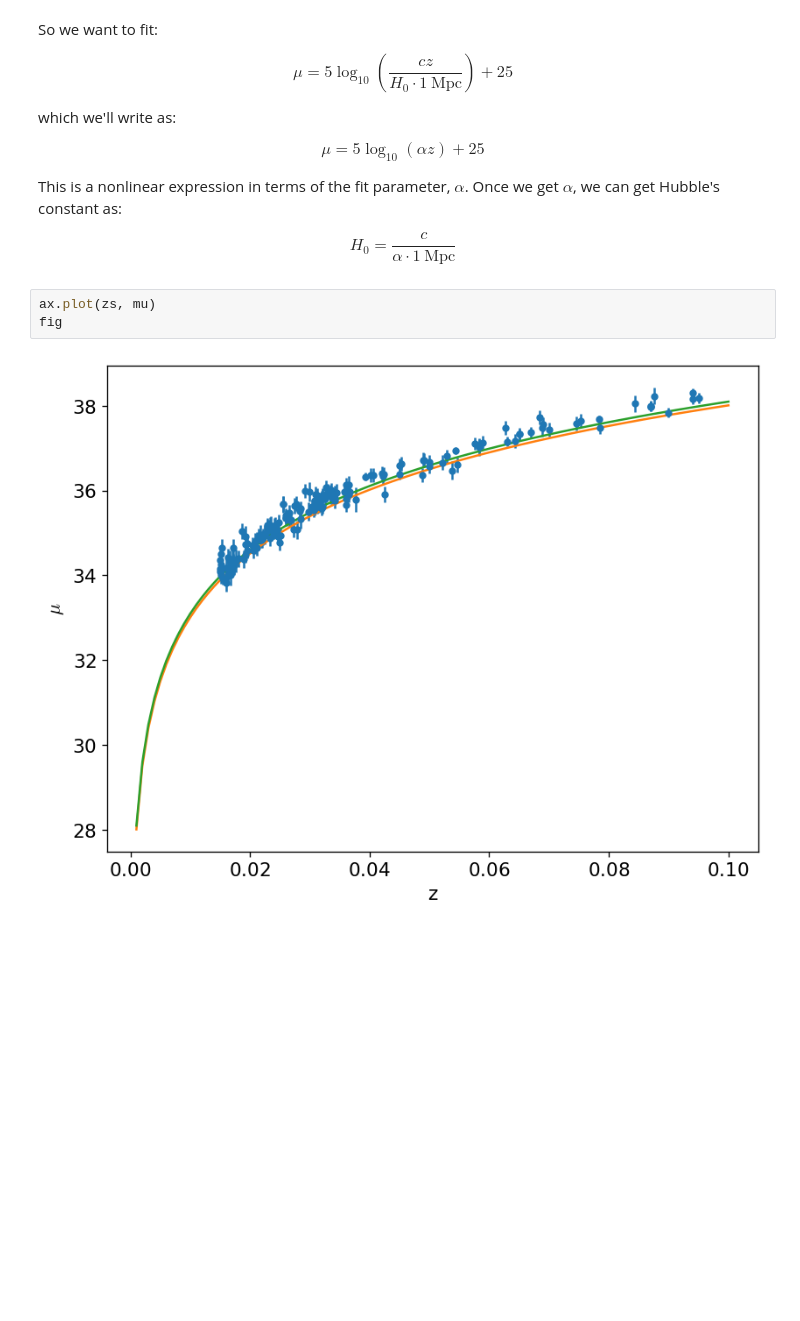
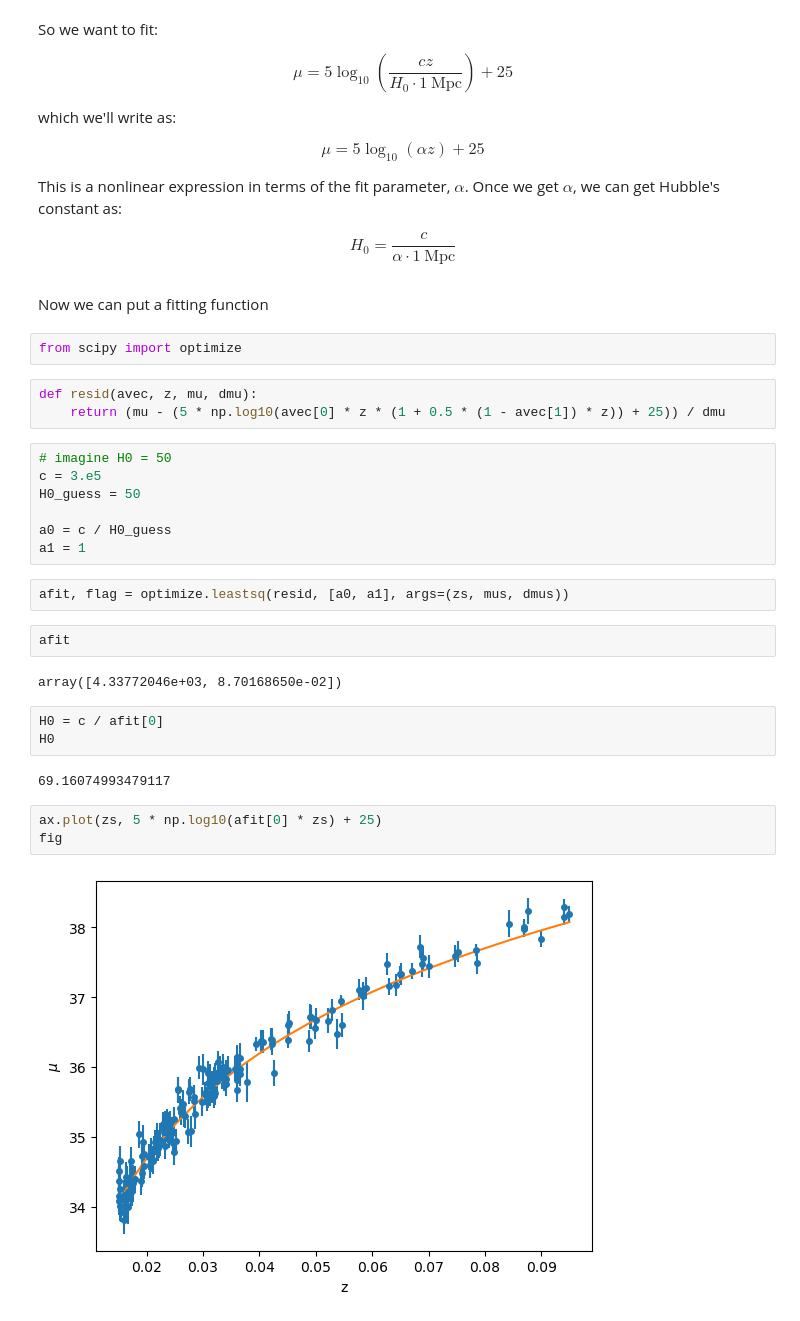
Before and after one commit to zingale/computational_astrophysics, a Jupyter notebook: content/fitting/application-snia-h0.ipynb, the cells around one changed output. Cells and saved outputs as stored; diff of their text form; blank space fills up the shorter version.

```diff
--- a/content/fitting/application-snia-h0.ipynb
+++ b/content/fitting/application-snia-h0.ipynb
@@ -57,8 +58,33 @@ $$\mu = 5\log_{10} (\alpha z) + 25$$
 This is a nonlinear expression in terms of the fit parameter, $\alpha$.  Once we get $\alpha$, we can get Hubble's constant as:
 
 $$H_0 = \frac{c}{\alpha \cdot 1~\mbox{Mpc}}$$
-# %%
-ax.plot(zs, mu)
-fig
-# %% [output]
-[figure, removed]
+# %% [markdown]
+Now we can put a fitting function
+# %%
+from scipy import optimize
+# %%
+def resid(avec, z, mu, dmu):
+    return (mu - (5 * np.log10(avec[0] * z * (1 + 0.5 * (1 - avec[1]) * z)) + 25)) / dmu
+# %%
+# imagine H0 = 50
+c = 3.e5
+H0_guess = 50
+
+a0 = c / H0_guess
+a1 = 1
+# %%
+afit, flag = optimize.leastsq(resid, [a0, a1], args=(zs, mus, dmus))
+# %%
+afit
+# %% [output]
+array([4.33772046e+03, 8.70168650e-02])
+# %%
+H0 = c / afit[0]
+H0
+# %% [output]
+69.16074993479117
+# %%
+ax.plot(zs, 5 * np.log10(afit[0] * zs) + 25)
+fig
+# %% [output]
+[figure, added]
```
Also changed, not shown: parts of 4 cells of this notebook, 1 other file.
